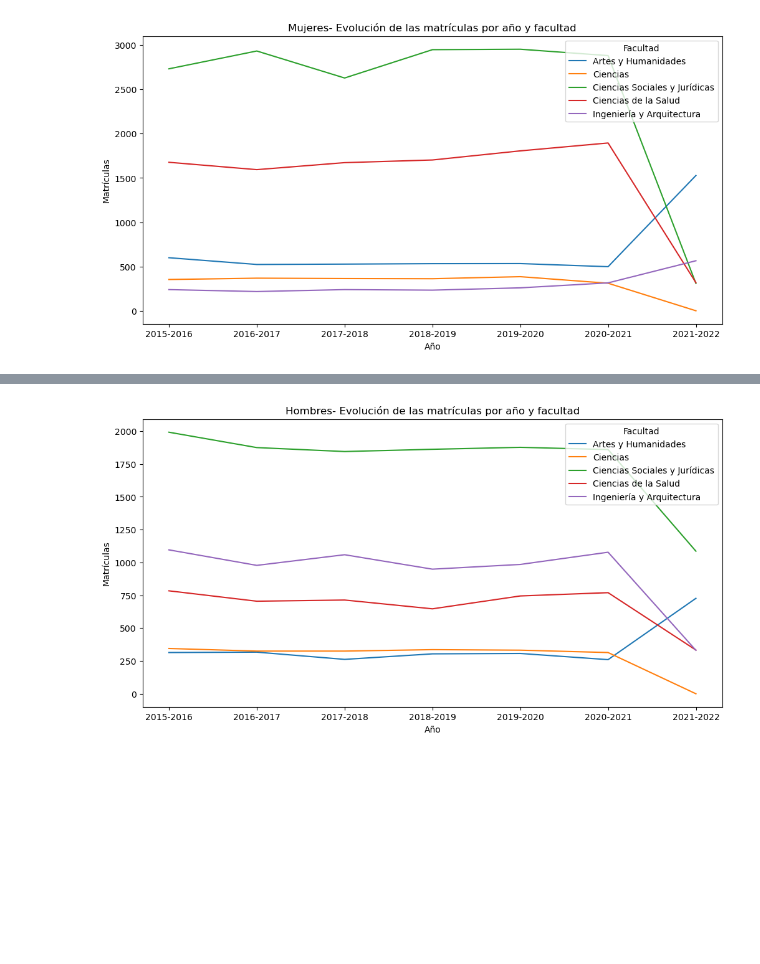
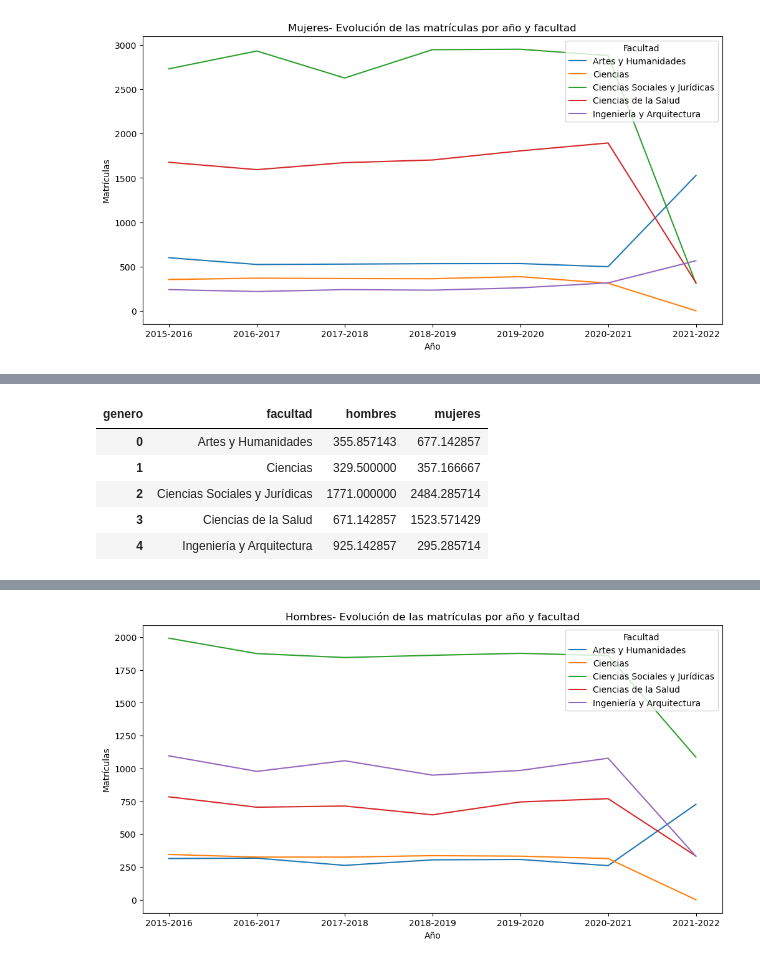
Before and after one commit to valentincortespuya/ETL_project, a Jupyter notebook: notebooks/graficos.ipynb, the cells around one changed output, grey strips where cells are left out. Cells and saved outputs as stored; diff of their text form; code cells hidden in the pictures; blank space fills up the shorter version.

```diff
--- a/notebooks/graficos.ipynb
+++ b/notebooks/graficos.ipynb
@@ -285,0 +315,12 @@ plt.show()
+# %%
+df_media81 = df_filtered81.groupby(['facultad', 'genero'])['matriculas'].mean().reset_index()
+df_separated = df_media81.pivot(index='facultad', columns='genero', values='matriculas').reset_index()
+
+df_separated
+# %% [output]
+| genero | facultad | hombres | mujeres |
+| 0 | Artes y Humanidades | 355.857143 | 677.142857 |
+| 1 | Ciencias | 329.500000 | 357.166667 |
+| 2 | Ciencias Sociales y Jurídicas | 1771.000000 | 2484.285714 |
+| 3 | Ciencias de la Salud | 671.142857 | 1523.571429 |
+| 4 | Ingeniería y Arquitectura | 925.142857 | 295.285714 |
```
Also changed, not shown: parts of 16 cells of this notebook, 6 other files.
